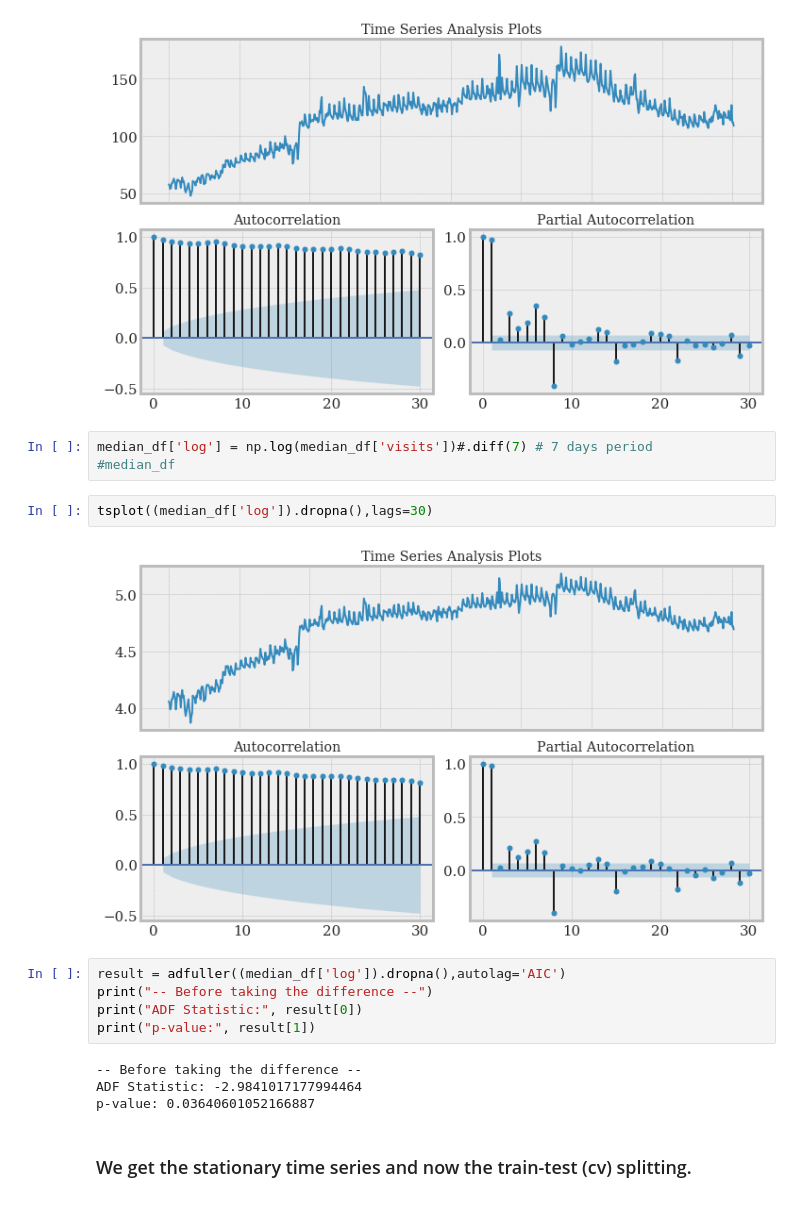
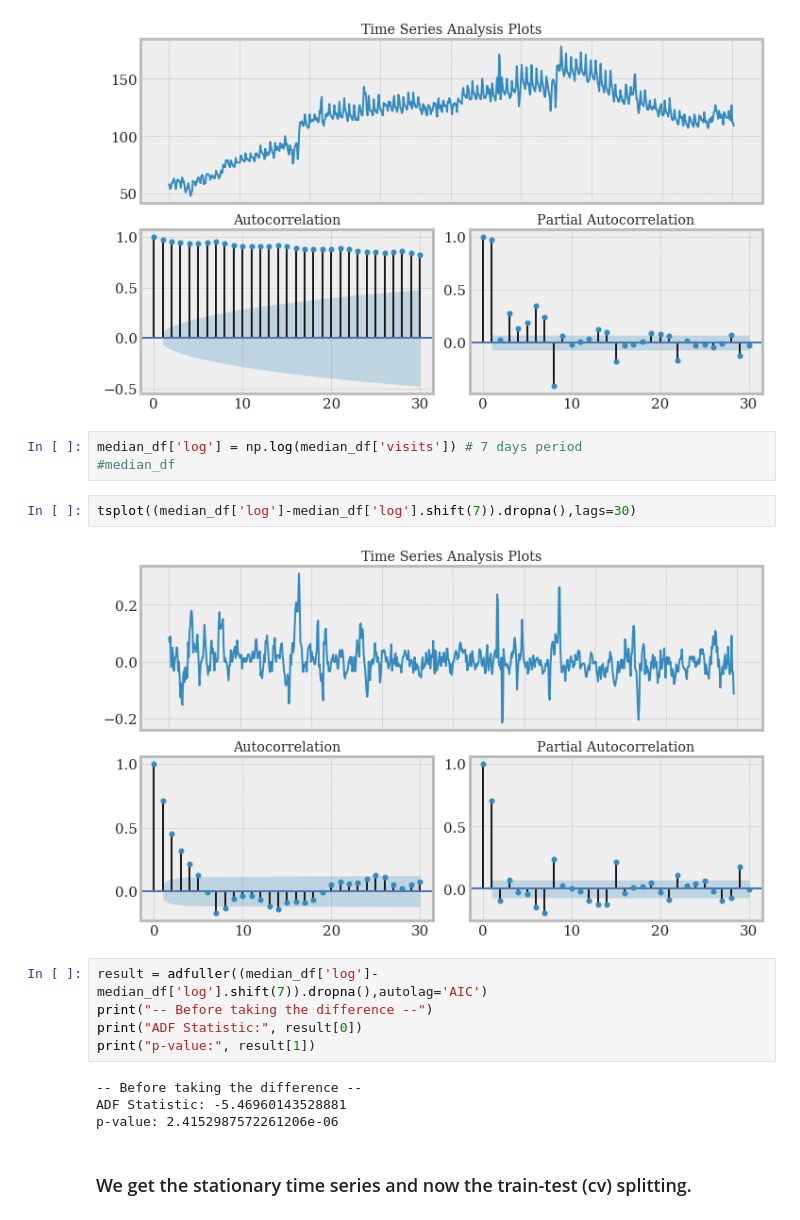
Before and after one commit to hanzhang0420/Web_Traffic_Forecasting-, a Jupyter notebook: WebTraffic_Models.ipynb, the cells around one changed output. Drawn from its saved outputs; the diff is of its cells as text.

```diff
--- a/WebTraffic_Models.ipynb
+++ b/WebTraffic_Models.ipynb
@@ -95,21 +95,21 @@ tsplot(median_df['visits'].dropna(),lags=30)
 # %% [output]
 [figure]
 # %%
-median_df['log'] = np.log(median_df['visits'])#.diff(7) # 7 days period
+median_df['log'] = np.log(median_df['visits']) # 7 days period
 #median_df
 # %%
-tsplot((median_df['log']).dropna(),lags=30)
+tsplot((median_df['log']-median_df['log'].shift(7)).dropna(),lags=30)
 # %% [output]
-[figure, old version]
+[figure, new version]
 # %%
-result = adfuller((median_df['log']).dropna(),autolag='AIC')
+result = adfuller((median_df['log']-median_df['log'].shift(7)).dropna(),autolag='AIC')
 print("-- Before taking the difference --")
 print("ADF Statistic:", result[0])
 print("p-value:", result[1])
 # %% [output]
 -- Before taking the difference --
-ADF Statistic: -2.9841017177994464
-p-value: 0.03640601052166887
+ADF Statistic: -5.46960143528881
+p-value: 2.4152987572261206e-06
 # %% [markdown]
 ### We get the stationary time series and now the train-test (cv) splitting.
 # %%
```
Also changed, not shown: parts of 13 cells of this notebook.
